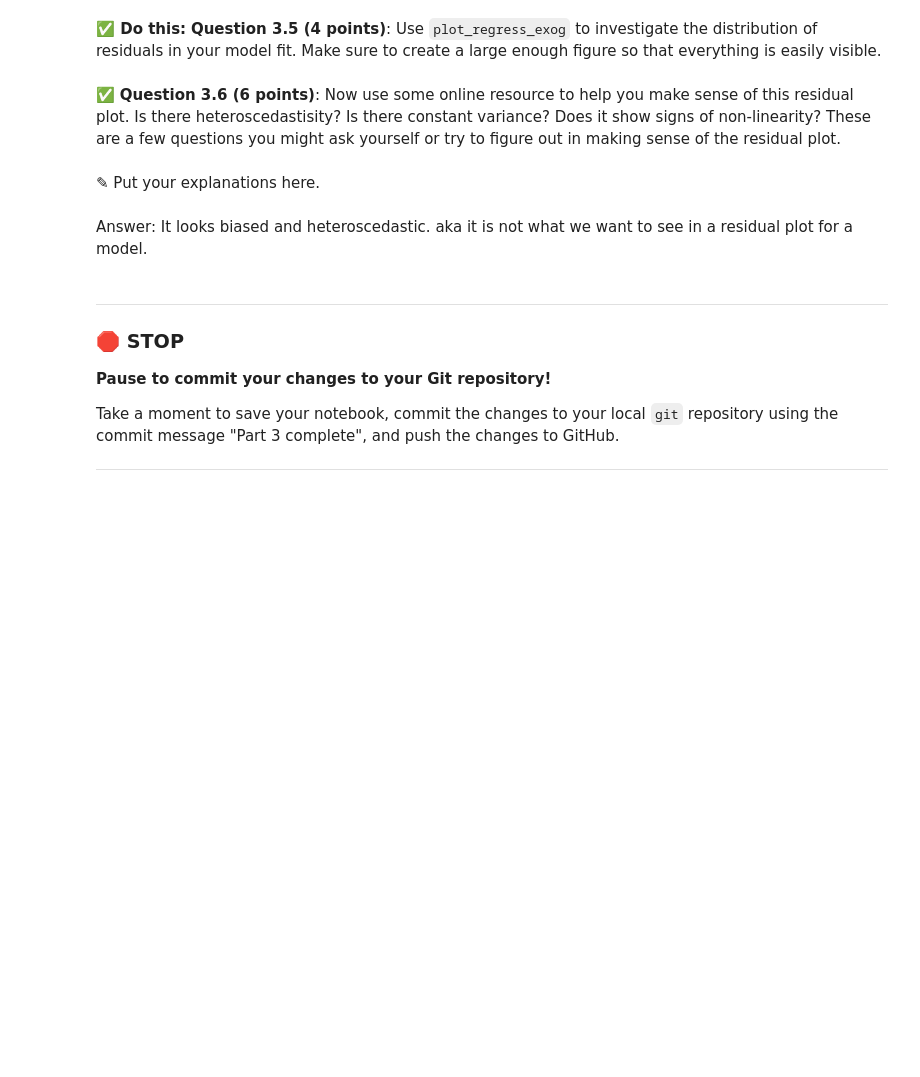
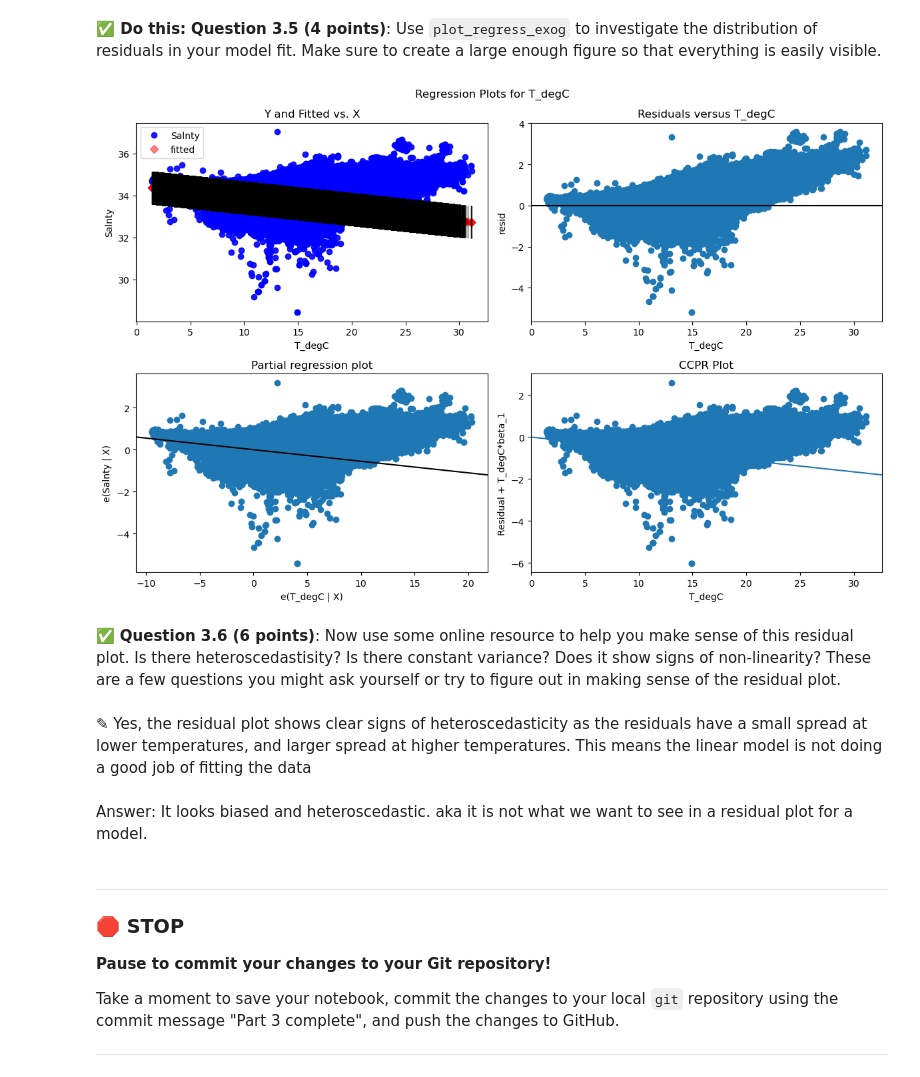
Before and after one commit to mcleesja/CMSE202-f25-turnin1, a Jupyter notebook: hw-03/HW-03_Regression-S25-McLees.ipynb, the cells around one changed output. Drawn from its saved outputs; the diff is of its cells as text; code cells hidden in the pictures; blank space fills up the shorter version.

```diff
--- a/hw-03/HW-03_Regression-S25-McLees.ipynb
+++ b/hw-03/HW-03_Regression-S25-McLees.ipynb
@@ -139,7 +177,14 @@ In this part, we'll perform some one-variable linear and polynomial regression a
+# %%
+# Put code here.
+fig = sm.graphics.plot_regress_exog(model, 'T_degC', fig=plt.figure(figsize=(12, 8)))
+plt.tight_layout()
+plt.show()
+# %% [output]
+[figure, added]
 # %% [markdown]
 &#9989;  **Question 3.6 (6 points)**: Now use some online resource to help you make sense of this residual plot. Is there heteroscedastisity? Is there constant variance? Does it show signs of non-linearity? These are a few questions you might ask yourself or try to figure out in making sense of the residual plot.
-# %% [markdown]
-<font size=+3>&#9998;</font> Put your explanations here.
+# %% [markdown]
+<font size=+3>&#9998;</font> Yes, the residual plot shows clear signs of heteroscedasticity as the residuals have a small spread at lower temperatures, and larger spread at higher temperatures. This means the linear model is not doing a good job of fitting the data
 # %% [markdown]
 Answer: It looks biased and heteroscedastic. aka it is not what we want to see in a residual plot for a model.
 # %% [markdown]
```
Also changed, not shown: parts of 9 cells of this notebook.
